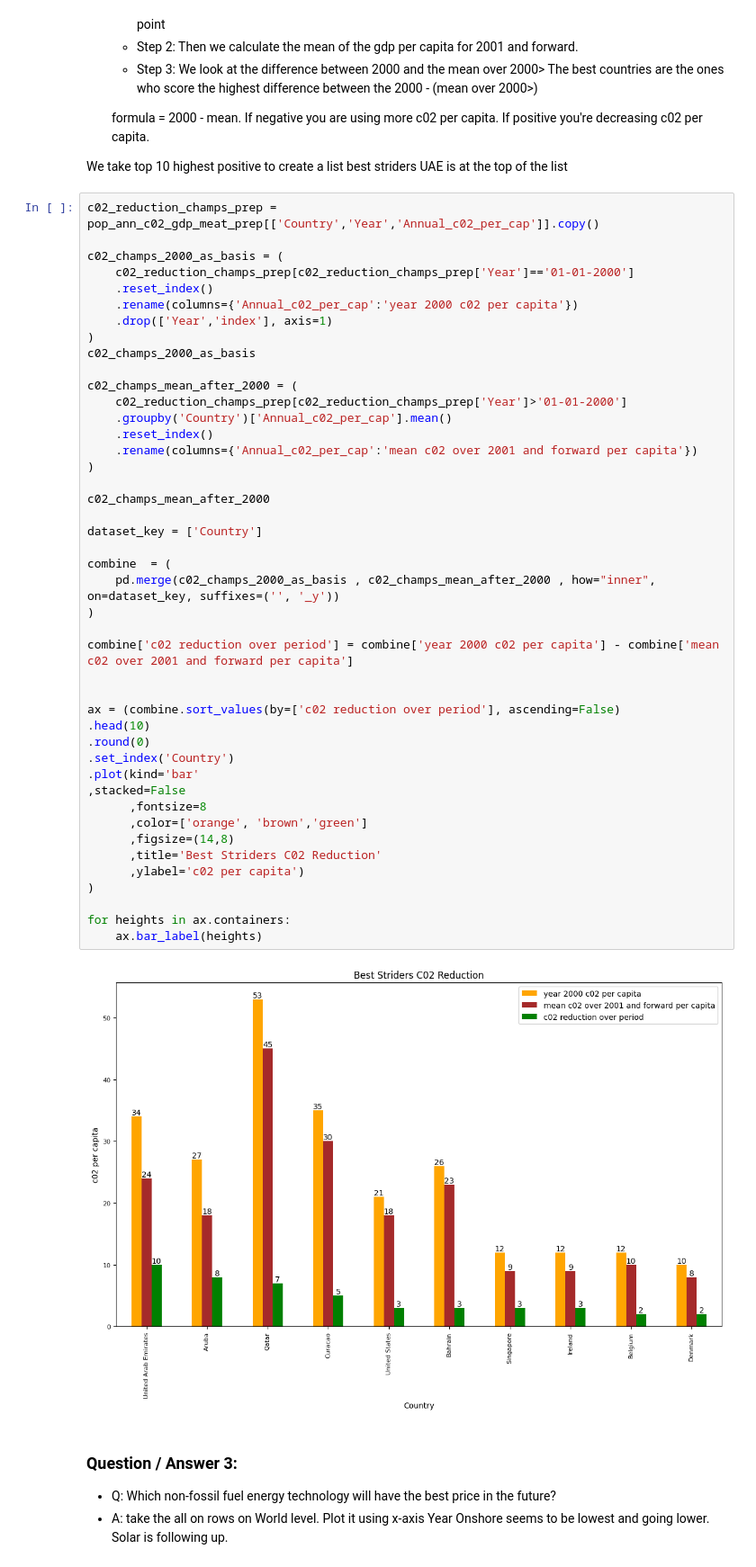
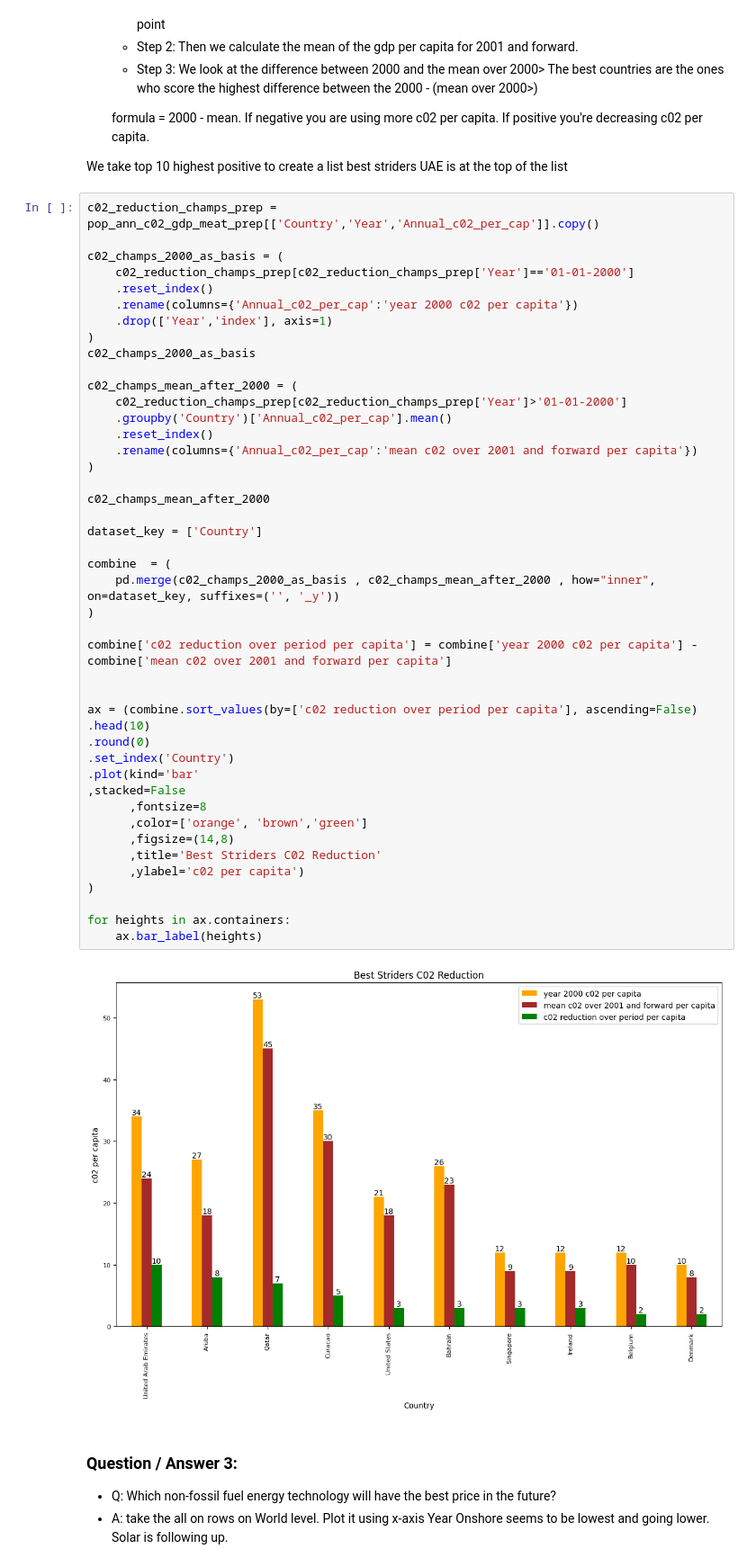
Before and after one commit to ayuksekdag/winacademy_python_dna, a Jupyter notebook: final_assignment/final_co2Project.ipynb, the cells around one changed output. Shown at 90% size. Saved outputs shown, nothing was run; the diff lists cells and outputs as text.

```diff
--- a/final_assignment/final_co2Project.ipynb
+++ b/final_assignment/final_co2Project.ipynb
@@ -302,36 +307,36 @@ c02_champs_mean_after_2000 = (
     .groupby('Country')['Annual_c02_per_cap'].mean()
     .reset_index()
     .rename(columns={'Annual_c02_per_cap':'mean c02 over 2001 and forward per capita'})
 )
 
 c02_champs_mean_after_2000
 
 dataset_key = ['Country']
 
 combine  = (
     pd.merge(c02_champs_2000_as_basis , c02_champs_mean_after_2000 , how="inner", on=dataset_key, suffixes=('', '_y'))
 )
 
-combine['c02 reduction over period'] = combine['year 2000 c02 per capita'] - combine['mean c02 over 2001 and forward per capita']
+combine['c02 reduction over period per capita'] = combine['year 2000 c02 per capita'] - combine['mean c02 over 2001 and forward per capita']
 
 
-ax = (combine.sort_values(by=['c02 reduction over period'], ascending=False)
+ax = (combine.sort_values(by=['c02 reduction over period per capita'], ascending=False)
 .head(10)
 .round(0)
 .set_index('Country')
 .plot(kind='bar'
 ,stacked=False
       ,fontsize=8
       ,color=['orange', 'brown','green']
       ,figsize=(14,8)
       ,title='Best Striders C02 Reduction'
       ,ylabel='c02 per capita')
 )
 
 for heights in ax.containers:
     ax.bar_label(heights)
 # %% [output]
-[figure, old version]
+[figure, new version]
 # %% [markdown]
 ### Question / Answer 3:
 - Q: Which non-fossil fuel energy technology will have the best price in the future?
```
Also changed, not shown: parts of 4 cells of this notebook.
